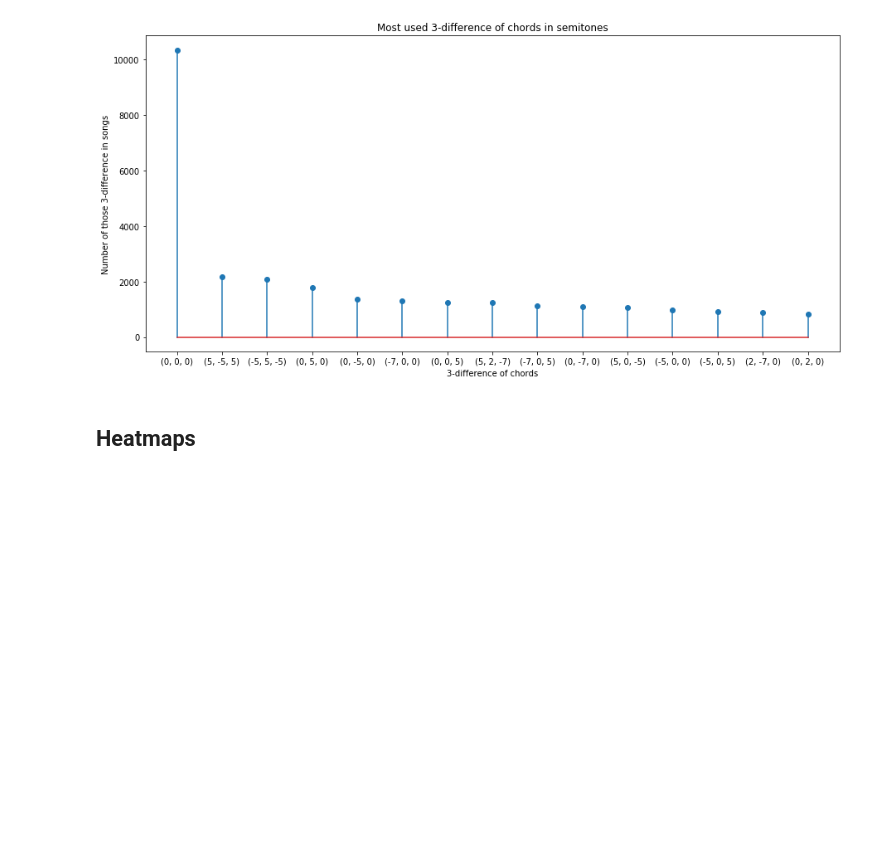
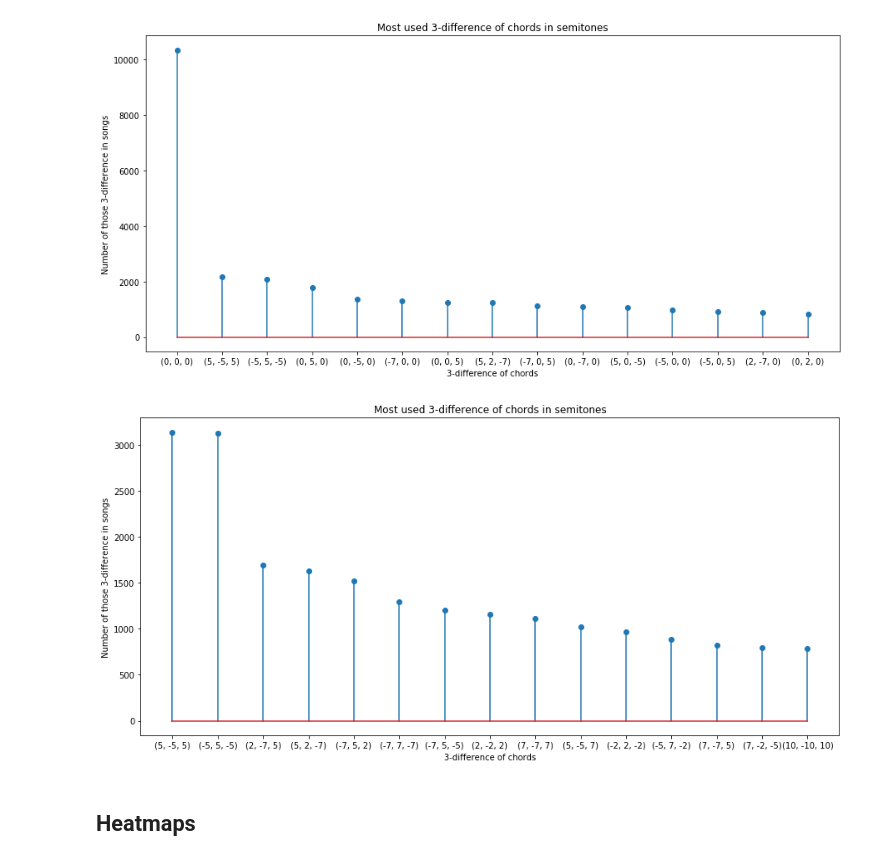
Before and after one commit to lucieperrotta/Digital-Musicology, a Jupyter notebook: processing/processing.ipynb, the cells around one changed output. Saved outputs shown, nothing was run; the diff lists cells and outputs as text; code cells hidden in the pictures; blank space fills up the shorter version.

Commit message:
Removing duplicates & Cycles

```diff
--- a/processing/processing.ipynb
+++ b/processing/processing.ipynb
@@ -23,6 +23,7 @@ def num2key(string): #gives the equivalent of the number in the key of C
 # %%
 # Loading the data from the pre-processing part
 clean_data = np.load('../dataset/clean_data.npy')
+removed_duplicates = np.load('../dataset/removed_duplicates.npy')
 # %%
 # General function for computing and plotting n-grams
 
@@ -174,6 +192,10 @@ def plot_diff_grams(clean_data, ng, n):
 plot_diff_grams(clean_data, 4, 15)
 # %% [output]
 [figure]
+# %%
+plot_diff_grams(removed_duplicates, 4, 15)
+# %% [output]
+[figure, added]
 # %% [markdown]
 ## Heatmaps
 # %%
```
Also changed, not shown: parts of 20 cells of this notebook, 3 other files.
